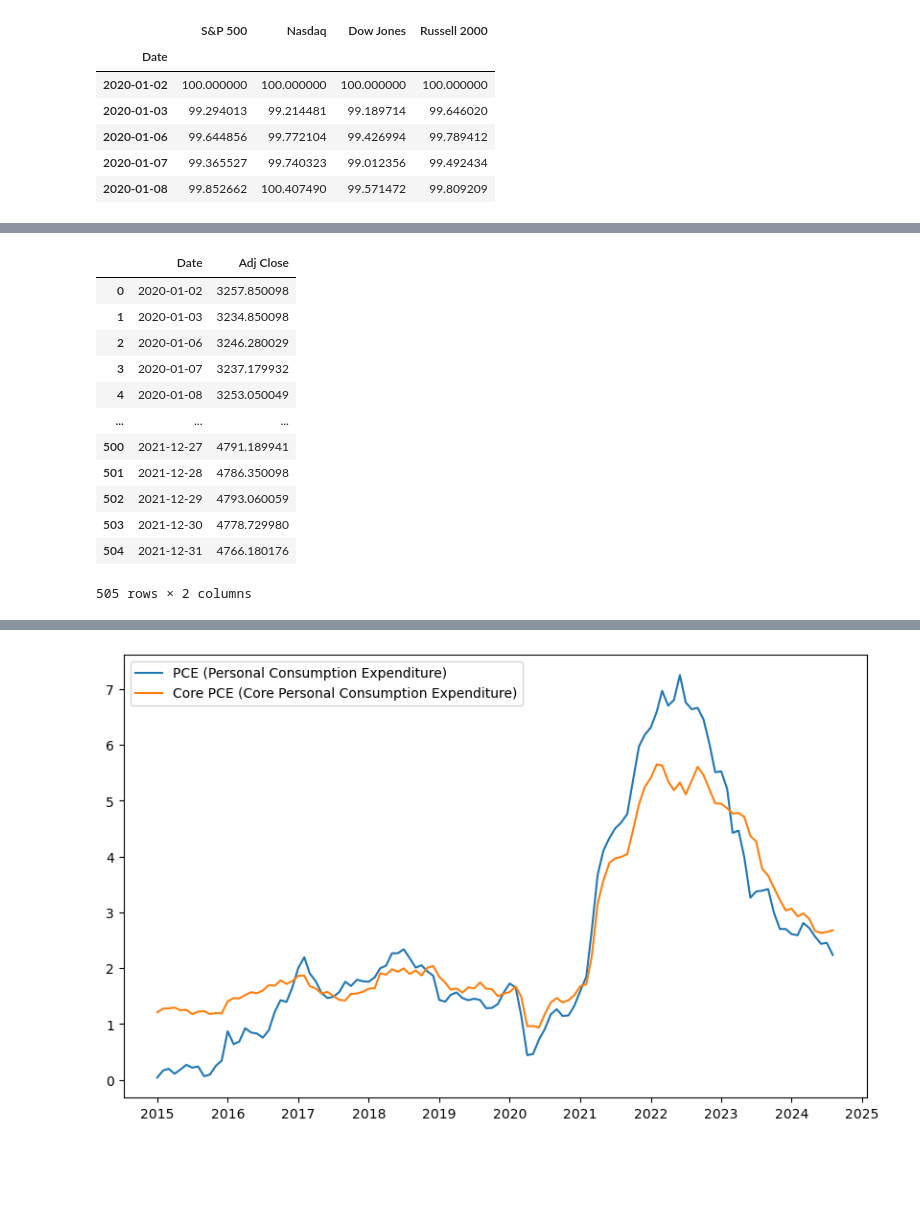
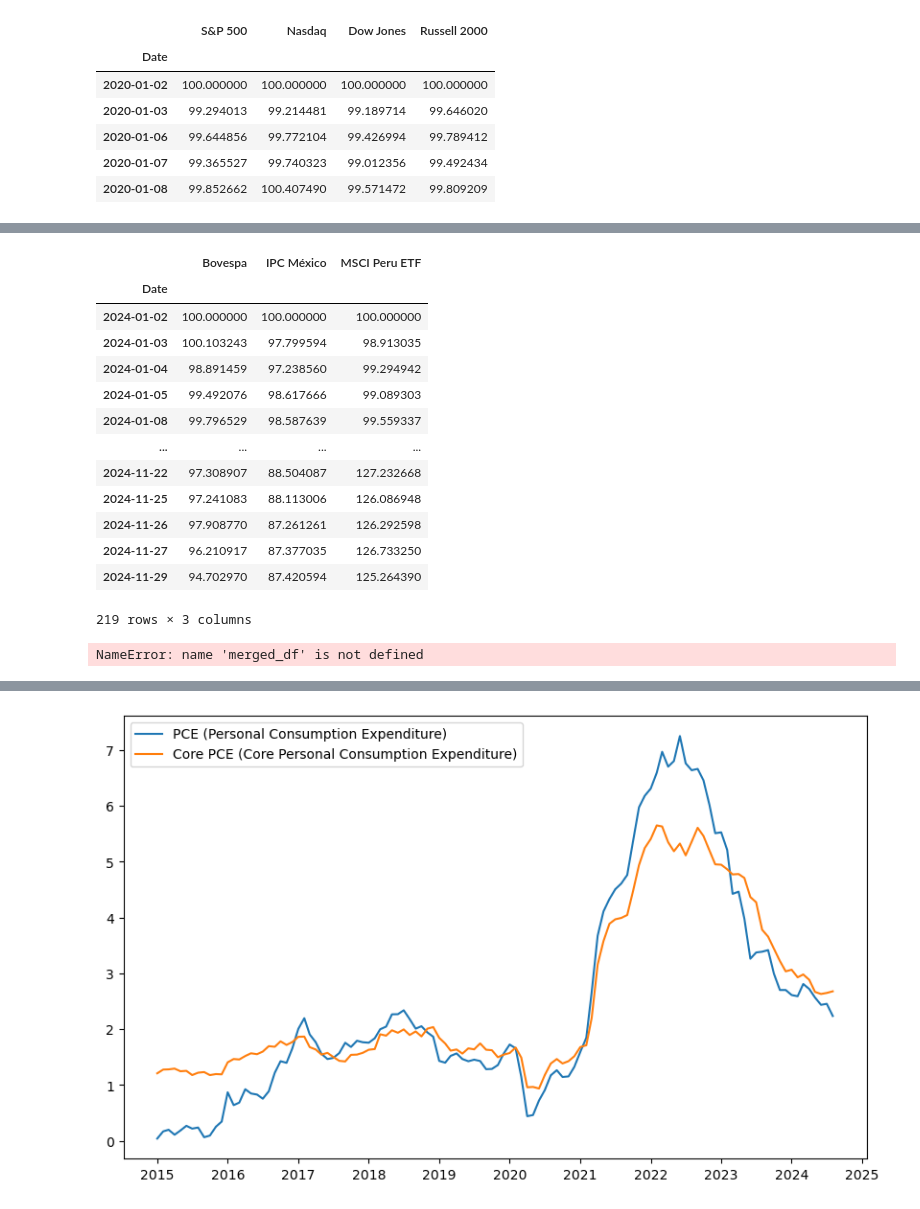
Before and after one commit to jhersoncueva/FIN_ECO, a Jupyter notebook: scrapping/Stock Data Yahoo/yahoo_spy.ipynb, the cells around one changed output, grey strips where cells are left out. Saved outputs shown, nothing was run; the diff lists cells and outputs as text; code cells hidden in the pictures; blank space fills up the shorter version.

```diff
--- a/scrapping/Stock Data Yahoo/yahoo_spy.ipynb
+++ b/scrapping/Stock Data Yahoo/yahoo_spy.ipynb
@@ -162,0 +257,3 @@ indices_data
+# %%
+df = yf.download('^IPSA', start="2024-02-02", end=end)
+df
@@ -163,18 +473,24 @@ indices_data
+# %%
+latam_merged
+# %% [output]
+|  | Bovespa | IPC México | MSCI Peru ETF |
+| Date |  |  |  |
+| 2024-01-02 | 100.000000 | 100.000000 | 100.000000 |
+| 2024-01-03 | 100.103243 | 97.799594 | 98.913035 |
+| 2024-01-04 | 98.891459 | 97.238560 | 99.294942 |
+| 2024-01-05 | 99.492076 | 98.617666 | 99.089303 |
+| 2024-01-08 | 99.796529 | 98.587639 | 99.559337 |
+| ... | ... | ... | ... |
+| 2024-11-22 | 97.308907 | 88.504087 | 127.232668 |
+| 2024-11-25 | 97.241083 | 88.113006 | 126.086948 |
+| 2024-11-26 | 97.908770 | 87.261261 | 126.292598 |
+| 2024-11-27 | 96.210917 | 87.377035 | 126.733250 |
+| 2024-11-29 | 94.702970 | 87.420594 | 125.264390 |
+219 rows × 3 columns
 # %%
-import pandas as pd
-df = pd.read_excel("C:/Users/HP SUPPORT/documents/GitHub/FINANCE_ECONOMICA/scrapping/Stock Data Yahoo/SPY.xlsx")
-df
+# import pandas as pd
+# df = pd.read_excel("../Stock Data Yahoo/indices_data_US.xlsx")
+
+# df.index = df["Date"]
+# df = df.sort_index()
+# df.head(3)
-# %% [output]
-|  | Date | Adj Close |
-| 0 | 2020-01-02 | 3257.850098 |
-| 1 | 2020-01-03 | 3234.850098 |
-| 2 | 2020-01-06 | 3246.280029 |
-| 3 | 2020-01-07 | 3237.179932 |
-| 4 | 2020-01-08 | 3253.050049 |
-| ... | ... | ... |
-| 500 | 2021-12-27 | 4791.189941 |
-| 501 | 2021-12-28 | 4786.350098 |
-| 502 | 2021-12-29 | 4793.060059 |
-| 503 | 2021-12-30 | 4778.729980 |
-| 504 | 2021-12-31 | 4766.180176 |
-505 rows × 2 columns
@@ -180,0 +500,25 @@ df
+# %%
+
+df = merged_df
+df.index
+
+
+import plotly.express as px
+import plotly.graph_objects as go
+
+
+
+fig = go.Figure()
+
+for i in list(df.columns[1:len(df)]):
+    fig.add_trace(go.Scatter(
+        x=df.iloc[1],
+        y=df[i],
+        mode='lines',
+        name=i,
+        visible=True  if i == 'S&P 500' else 'legendonly'
+    ))
+
+fig.show()
+# %% [output]
+NameError: name 'merged_df' is not defined
```
Also changed, not shown: parts of 18 cells of this notebook, 11 other files.
